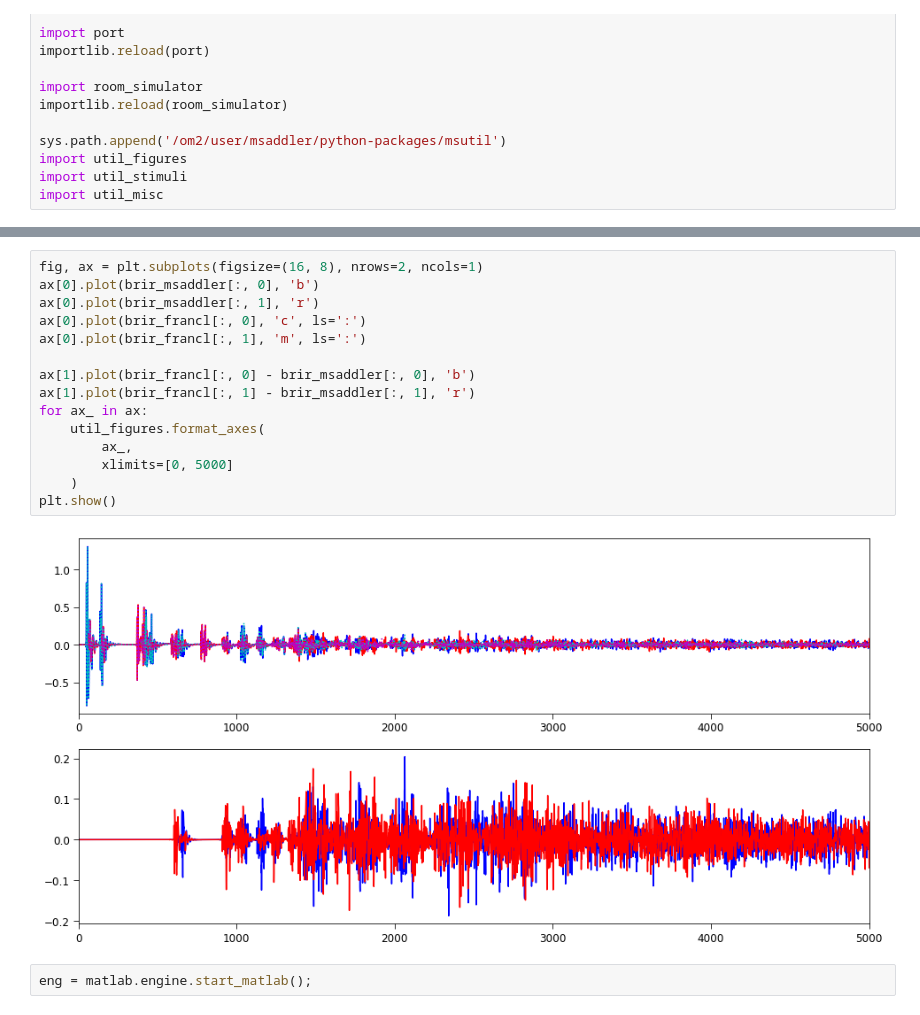
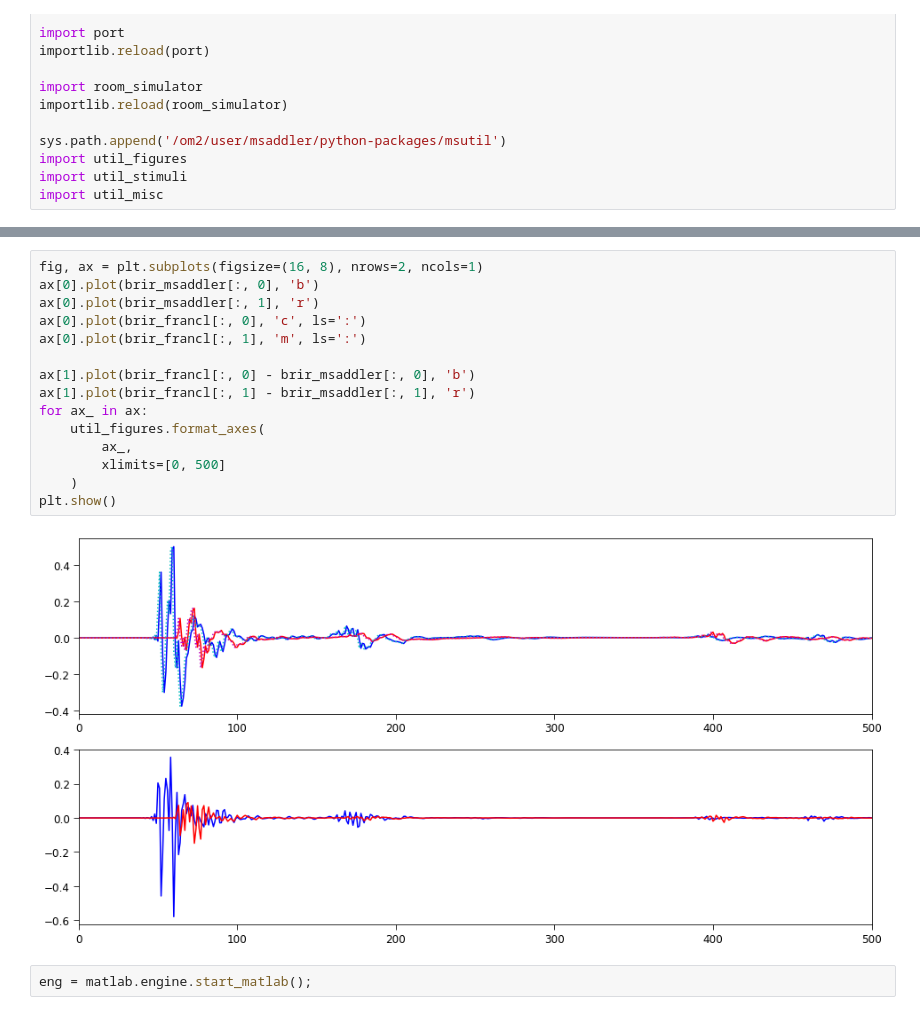
Before and after one commit to msaddler/virtual_acoustic_room, a Jupyter notebook: notebook_port.ipynb, the cells around one changed output, grey strips where cells are left out. Drawn from its saved outputs; the diff is of its cells as text.

```diff
--- a/notebook_port.ipynb
+++ b/notebook_port.ipynb
@@ -67,20 +67,20 @@ Loaded KEMAR `hrtf_locs` (Gardner & Martin, 1995): (368, 3)
 # %%
 fig, ax = plt.subplots(figsize=(16, 8), nrows=2, ncols=1)
 ax[0].plot(brir_msaddler[:, 0], 'b')
 ax[0].plot(brir_msaddler[:, 1], 'r')
 ax[0].plot(brir_francl[:, 0], 'c', ls=':')
 ax[0].plot(brir_francl[:, 1], 'm', ls=':')
 
 ax[1].plot(brir_francl[:, 0] - brir_msaddler[:, 0], 'b')
 ax[1].plot(brir_francl[:, 1] - brir_msaddler[:, 1], 'r')
 for ax_ in ax:
     util_figures.format_axes(
         ax_,
-        xlimits=[0, 5000]
+        xlimits=[0, 500]
     )
 plt.show()
 # %% [output]
-[figure, old version]
+[figure, new version]
 # %%
 eng = matlab.engine.start_matlab();
 # %%
```
Also changed, not shown: parts of 1 cell of this notebook, 1 other file.
